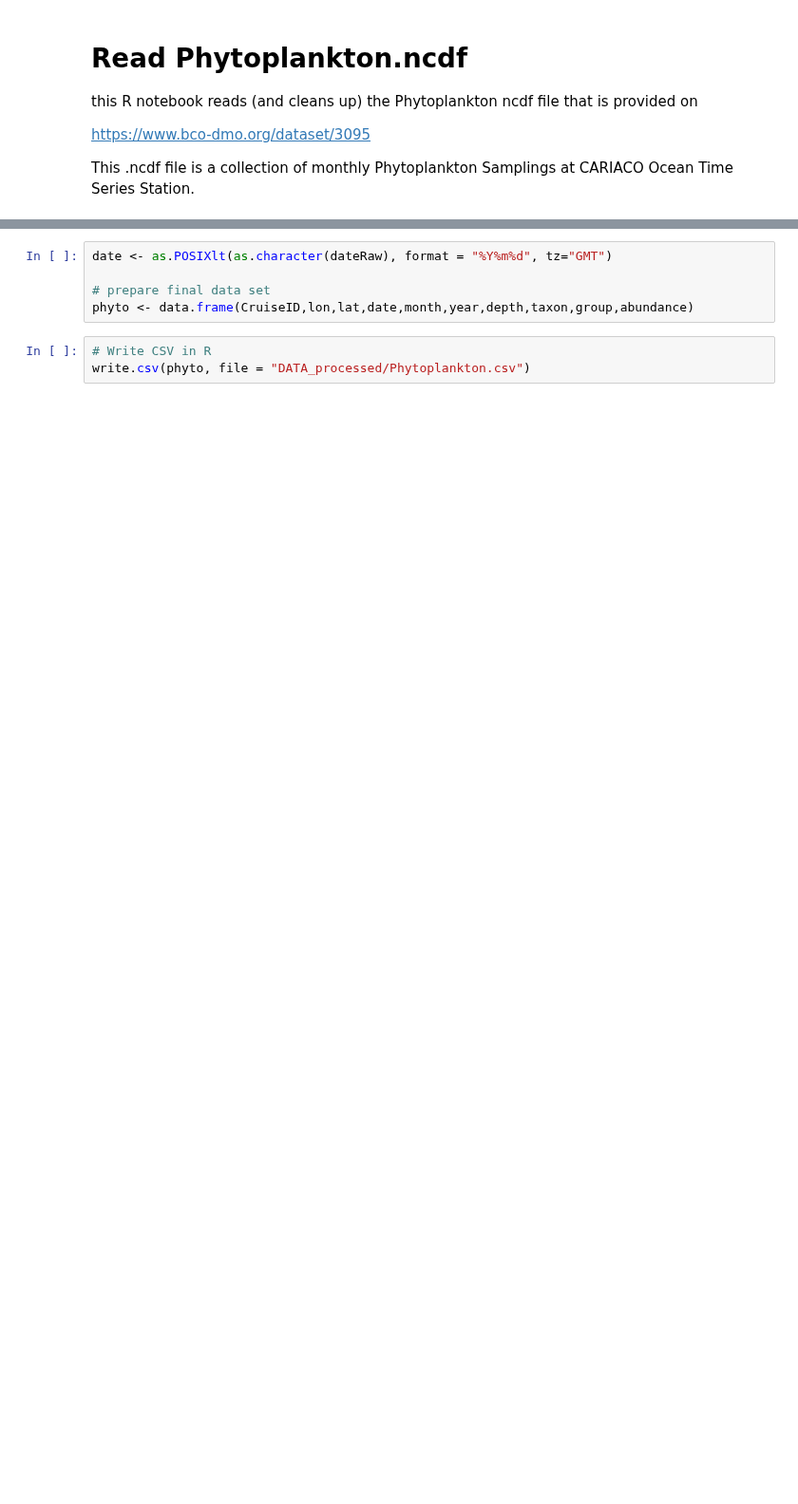
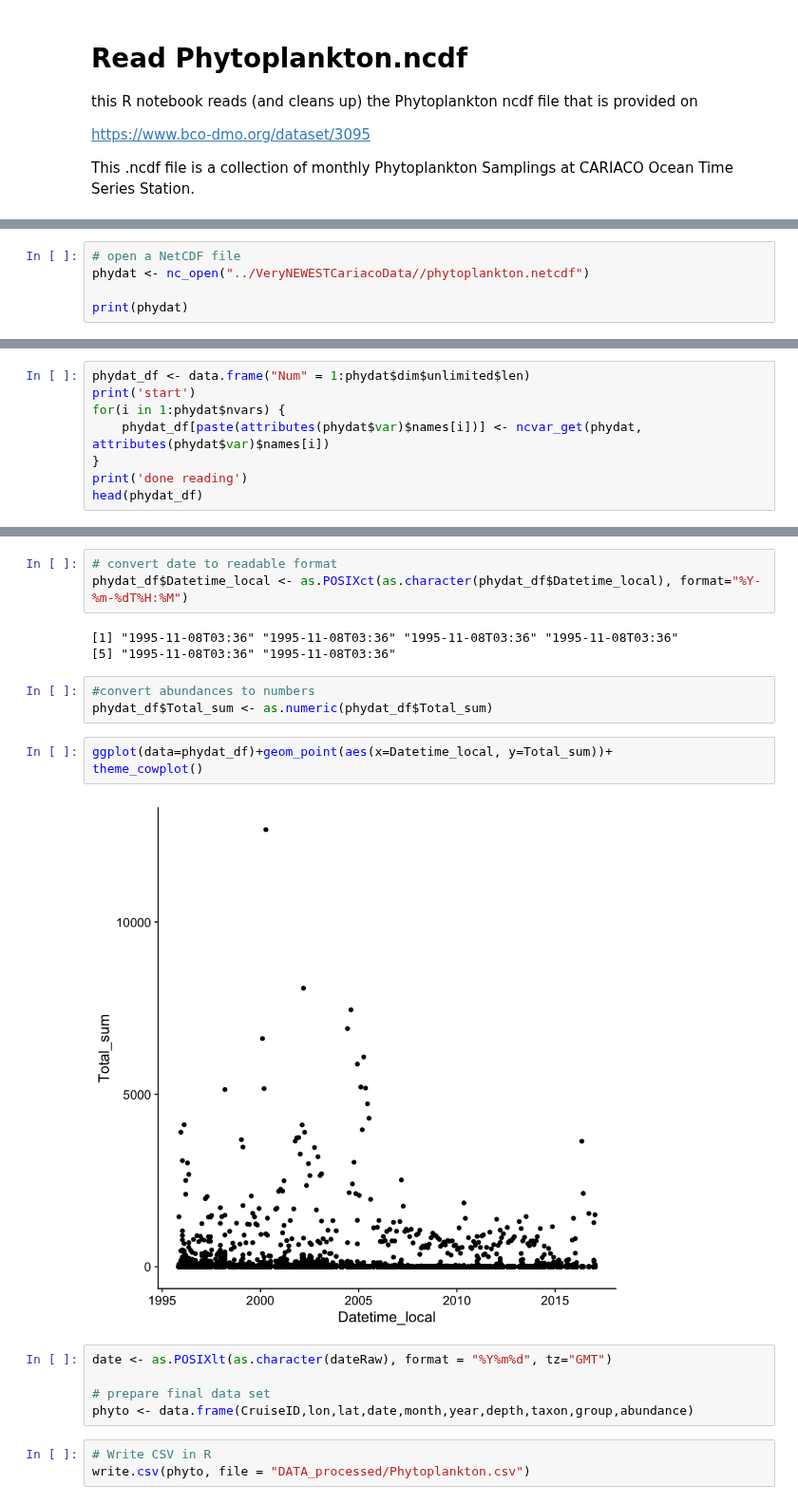
Before and after one commit to ben1post/BennyPhD, a Jupyter notebook: CaRiaco/SCRIPPS/PrelimDataExploration/Read_NEW_BCOPhytoplankton.R.ipynb, the cells around one changed output, grey strips where cells are left out. Shown at 95% size. Saved outputs shown, nothing was run; the diff lists cells and outputs as text; blank space fills up the shorter version.

Commit message:
start with new data at SCRIPPS

```diff
--- a/CaRiaco/SCRIPPS/PrelimDataExploration/Read_NEW_BCOPhytoplankton.R.ipynb
+++ b/CaRiaco/SCRIPPS/PrelimDataExploration/Read_NEW_BCOPhytoplankton.R.ipynb
@@ -52,0 +23,5 @@ File DATA_raw/Phytoplankton.netcdf (NC_FORMAT_CLASSIC):
+# %%
+# open a NetCDF file
+phydat <- nc_open("../VeryNEWESTCariacoData//phytoplankton.netcdf")
+
+print(phydat)
@@ -52,0 +48,8 @@ File DATA_raw/Phytoplankton.netcdf (NC_FORMAT_CLASSIC):
+# %%
+phydat_df <- data.frame("Num" = 1:phydat$dim$unlimited$len)
+print('start')
+for(i in 1:phydat$nvars) {
+    phydat_df[paste(attributes(phydat$var)$names[i])] <- ncvar_get(phydat, attributes(phydat$var)$names[i])
+}
+print('done reading')
+head(phydat_df)
@@ -53,3 +85,17 @@ File DATA_raw/Phytoplankton.netcdf (NC_FORMAT_CLASSIC):
+# %%
+# convert date to readable format
+phydat_df$Datetime_local <- as.POSIXct(as.character(phydat_df$Datetime_local), format="%Y-%m-%dT%H:%M")
+# %% [output]
+[1] "1995-11-08T03:36" "1995-11-08T03:36" "1995-11-08T03:36" "1995-11-08T03:36"
+[5] "1995-11-08T03:36" "1995-11-08T03:36"
+# %%
+#convert abundances to numbers
+phydat_df$Total_sum <- as.numeric(phydat_df$Total_sum)
+# %%
+ggplot(data=phydat_df)+geom_point(aes(x=Datetime_local, y=Total_sum))+
+theme_cowplot()
+# %% [output]
+[figure, added]
 # %%
 date <- as.POSIXlt(as.character(dateRaw), format = "%Y%m%d", tz="GMT")
 
```
Also changed, not shown: parts of 6 cells of this notebook, 2 other files.
